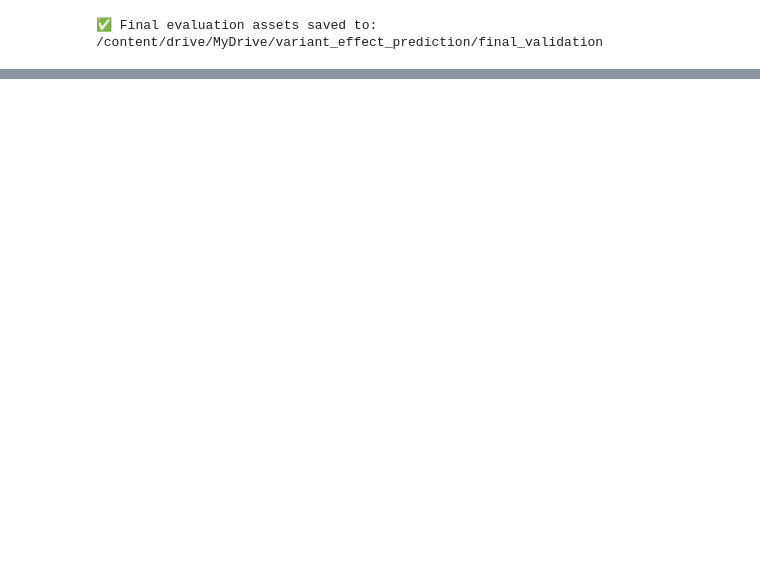
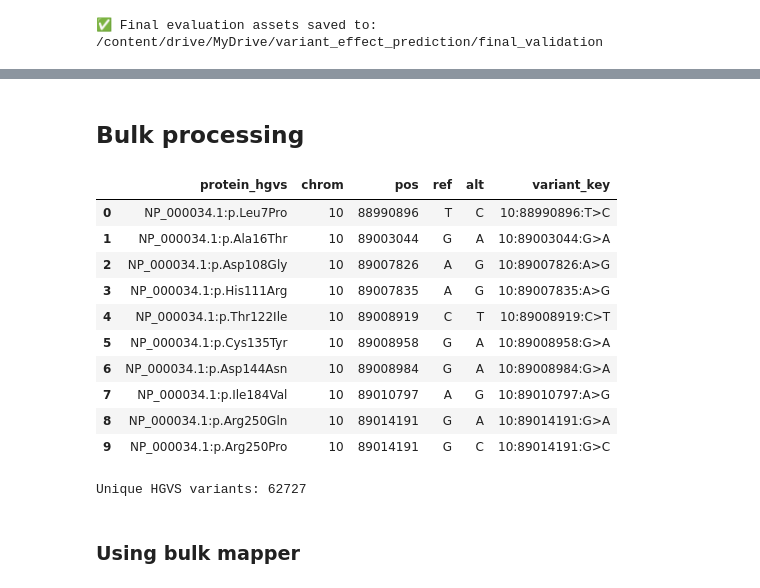
Before and after one commit to jayatigupta05/VEP, a Jupyter notebook: GenoHybrid_VEP_Notebook_3_Validation.ipynb, the cells around one changed output, grey strips where cells are left out. Drawn from its saved outputs; the diff is of its cells as text; code cells hidden in the pictures; blank space fills up the shorter version.

```diff
--- a/GenoHybrid_VEP_Notebook_3_Validation.ipynb
+++ b/GenoHybrid_VEP_Notebook_3_Validation.ipynb
@@ -3158,0 +3804,9 @@ print("✅ Final evaluation assets saved to:", FINAL_DIR)
+# %%
+test_variants = (
+    protein_gym["protein_hgvs"]
+    .dropna()
+    .head(10)
+    .tolist()
+)
+
+test_variants
@@ -3158,0 +3864,3 @@ print("✅ Final evaluation assets saved to:", FINAL_DIR)
+# %%
+test_result = recode_batch(test_variants)
+print(json.dumps(test_result, indent=2)[:15000])
@@ -3158,0 +3885,2 @@ print("✅ Final evaluation assets saved to:", FINAL_DIR)
+# %% [markdown]
+## Bulk processing
@@ -3158,0 +4058,56 @@ print("✅ Final evaluation assets saved to:", FINAL_DIR)
+# %%
+parsed = []
+
+for entry in test_result:
+
+    parsed.extend(
+        parse_recoder_entry(
+            entry
+        )
+    )
+
+test_mapped = pd.DataFrame(
+    parsed
+)
+
+display(
+    test_mapped
+)
+# %% [output]
+|  | protein_hgvs | chrom | pos | ref | alt | variant_key |
+| 0 | NP_000034.1:p.Leu7Pro | 10 | 88990896 | T | C | 10:88990896:T>C |
+| 1 | NP_000034.1:p.Ala16Thr | 10 | 89003044 | G | A | 10:89003044:G>A |
+| 2 | NP_000034.1:p.Asp108Gly | 10 | 89007826 | A | G | 10:89007826:A>G |
+| 3 | NP_000034.1:p.His111Arg | 10 | 89007835 | A | G | 10:89007835:A>G |
+| 4 | NP_000034.1:p.Thr122Ile | 10 | 89008919 | C | T | 10:89008919:C>T |
+| 5 | NP_000034.1:p.Cys135Tyr | 10 | 89008958 | G | A | 10:89008958:G>A |
+| 6 | NP_000034.1:p.Asp144Asn | 10 | 89008984 | G | A | 10:89008984:G>A |
+| 7 | NP_000034.1:p.Ile184Val | 10 | 89010797 | A | G | 10:89010797:A>G |
+| 8 | NP_000034.1:p.Arg250Gln | 10 | 89014191 | G | A | 10:89014191:G>A |
+| 9 | NP_000034.1:p.Arg250Pro | 10 | 89014191 | G | C | 10:89014191:G>C |
+# %%
+BATCH_SIZE = 100
+
+mapping_input = (
+    protein_gym[
+        protein_gym["protein_hgvs"].notna()
+    ]
+    .copy()
+)
+
+unique_hgvs = (
+    mapping_input[
+        "protein_hgvs"
+    ]
+    .drop_duplicates()
+    .tolist()
+)
+
+print(
+    "Unique HGVS variants:",
+    len(unique_hgvs)
+)
+# %% [output]
+Unique HGVS variants: 62727
+# %% [markdown]
+### Using bulk mapper
```
Also changed, not shown: parts of 85 cells of this notebook.
